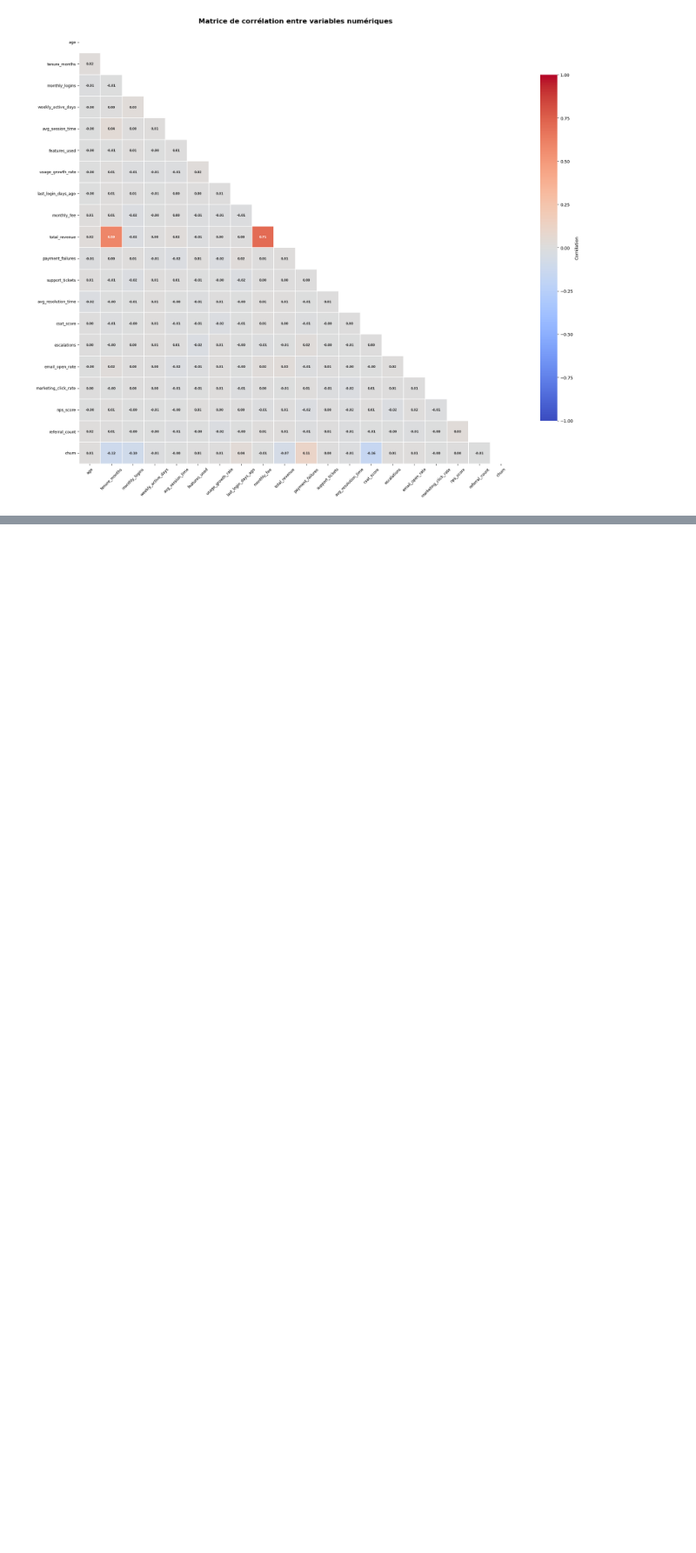
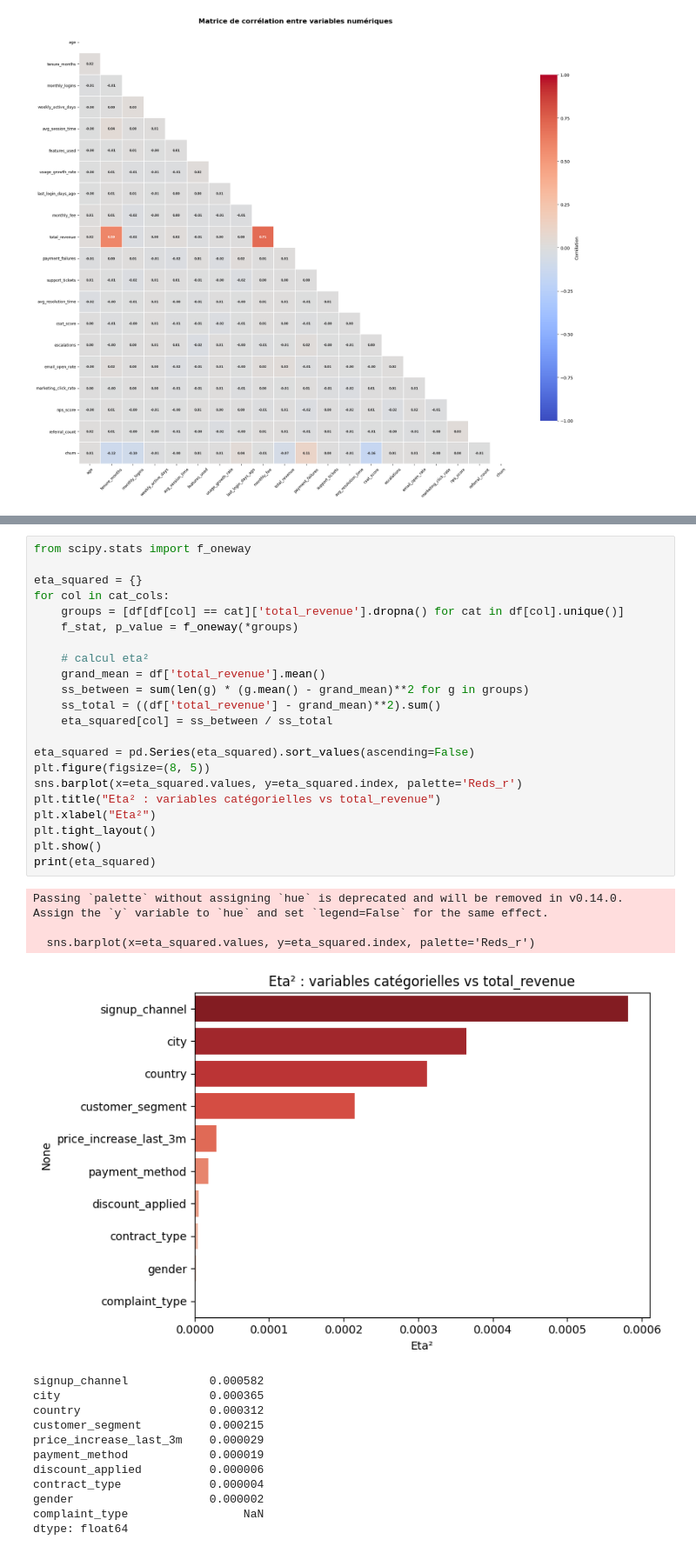
Before and after one commit to ErvinGoby23/projet-data-science, a Jupyter notebook: notebooks/EDA.ipynb, the cells around one changed output, grey strips where cells are left out. Shown at 87% size. Drawn from its saved outputs; the diff is of its cells as text; blank space fills up the shorter version.

```diff
--- a/notebooks/EDA.ipynb
+++ b/notebooks/EDA.ipynb
@@ -452,3 +550,41 @@ plt.show()
+# %%
+from scipy.stats import f_oneway
+
+eta_squared = {}
+for col in cat_cols:
+    groups = [df[df[col] == cat]['total_revenue'].dropna() for cat in df[col].unique()]
+    f_stat, p_value = f_oneway(*groups)
+
+    # calcul eta²
+    grand_mean = df['total_revenue'].mean()
+    ss_between = sum(len(g) * (g.mean() - grand_mean)**2 for g in groups)
+    ss_total = ((df['total_revenue'] - grand_mean)**2).sum()
+    eta_squared[col] = ss_between / ss_total
+
+eta_squared = pd.Series(eta_squared).sort_values(ascending=False)
+plt.figure(figsize=(8, 5))
+sns.barplot(x=eta_squared.values, y=eta_squared.index, palette='Reds_r')
+plt.title("Eta² : variables catégorielles vs total_revenue")
+plt.xlabel("Eta²")
+plt.tight_layout()
+plt.show()
+print(eta_squared)
+# %% [output]
+Passing `palette` without assigning `hue` is deprecated and will be removed in v0.14.0. Assign the `y` variable to `hue` and set `legend=False` for the same effect.
+
+  sns.barplot(x=eta_squared.values, y=eta_squared.index, palette='Reds_r')
+[figure, added]
+signup_channel            0.000582
+city                      0.000365
+country                   0.000312
+customer_segment          0.000215
+price_increase_last_3m    0.000029
+payment_method            0.000019
+discount_applied          0.000006
+contract_type             0.000004
+gender                    0.000002
+complaint_type                 NaN
+dtype: float64
 # %% [markdown]
 ## Détection des outliers — Boxplots
 
```
Also changed, not shown: parts of 8 cells of this notebook, 43 other files.
